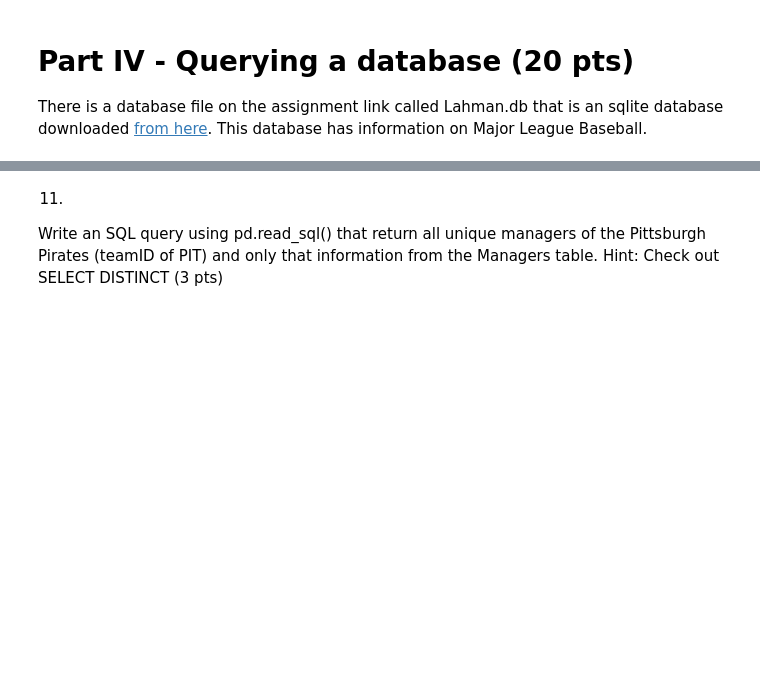
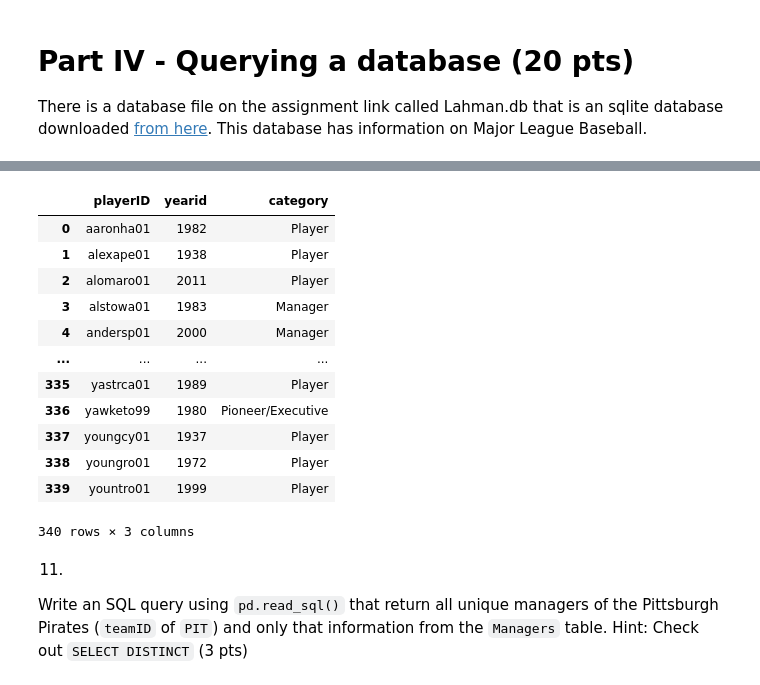
Before and after one commit to franklinzhou-ncsu/new_repo_554, a Jupyter notebook: ST_554_Homework_5.ipynb, the cells around one changed output, grey strips where cells are left out. Saved outputs shown, nothing was run; the diff lists cells and outputs as text; code cells hidden in the pictures; blank space fills up the shorter version.

```diff
--- a/ST_554_Homework_5.ipynb
+++ b/ST_554_Homework_5.ipynb
@@ -175,4 +202,26 @@ Write an SQL query using pd.read_sql() that returns all of the players in the ha
+# %%
+get_players = '''
+        SELECT playerID, yearid, category
+        FROM HallOfFame
+        WHERE inducted = 'Y';
+        '''
+player_results = pd.read_sql(get_players, con)
+player_results
+# %% [output]
+|  | playerID | yearid | category |
+| 0 | aaronha01 | 1982 | Player |
+| 1 | alexape01 | 1938 | Player |
+| 2 | alomaro01 | 2011 | Player |
+| 3 | alstowa01 | 1983 | Manager |
+| 4 | andersp01 | 2000 | Manager |
+| ... | ... | ... | ... |
+| 335 | yastrca01 | 1989 | Player |
+| 336 | yawketo99 | 1980 | Pioneer/Executive |
+| 337 | youngcy01 | 1937 | Player |
+| 338 | youngro01 | 1972 | Player |
+| 339 | yountro01 | 1999 | Player |
+340 rows × 3 columns
 # %% [markdown]
 
 11.
-Write an SQL query using pd.read_sql() that return all unique managers of the Pittsburgh Pirates (teamID of PIT) and only that information from the Managers table. Hint: Check out SELECT DISTINCT (3 pts)
+Write an SQL query using `pd.read_sql()` that return all unique managers of the Pittsburgh Pirates (`teamID` of `PIT`) and only that information from the `Managers` table. Hint: Check out `SELECT DISTINCT` (3 pts)
```
Also changed, not shown: parts of 11 cells of this notebook.
